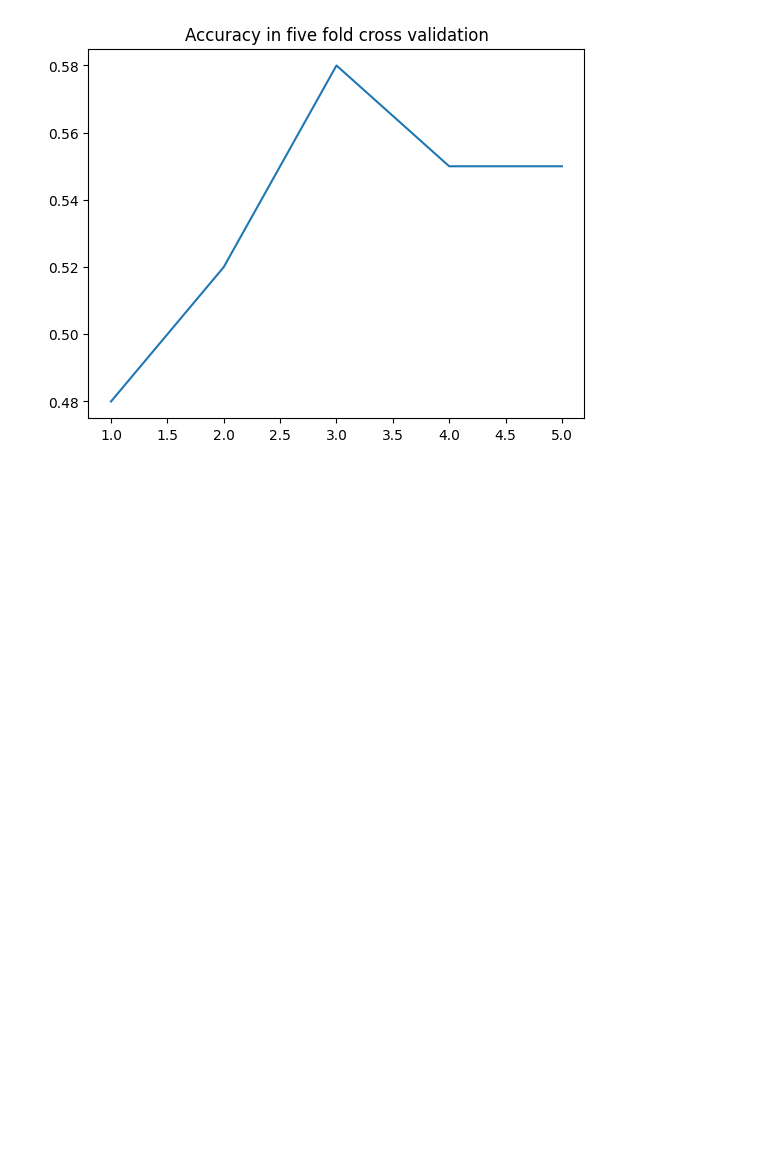
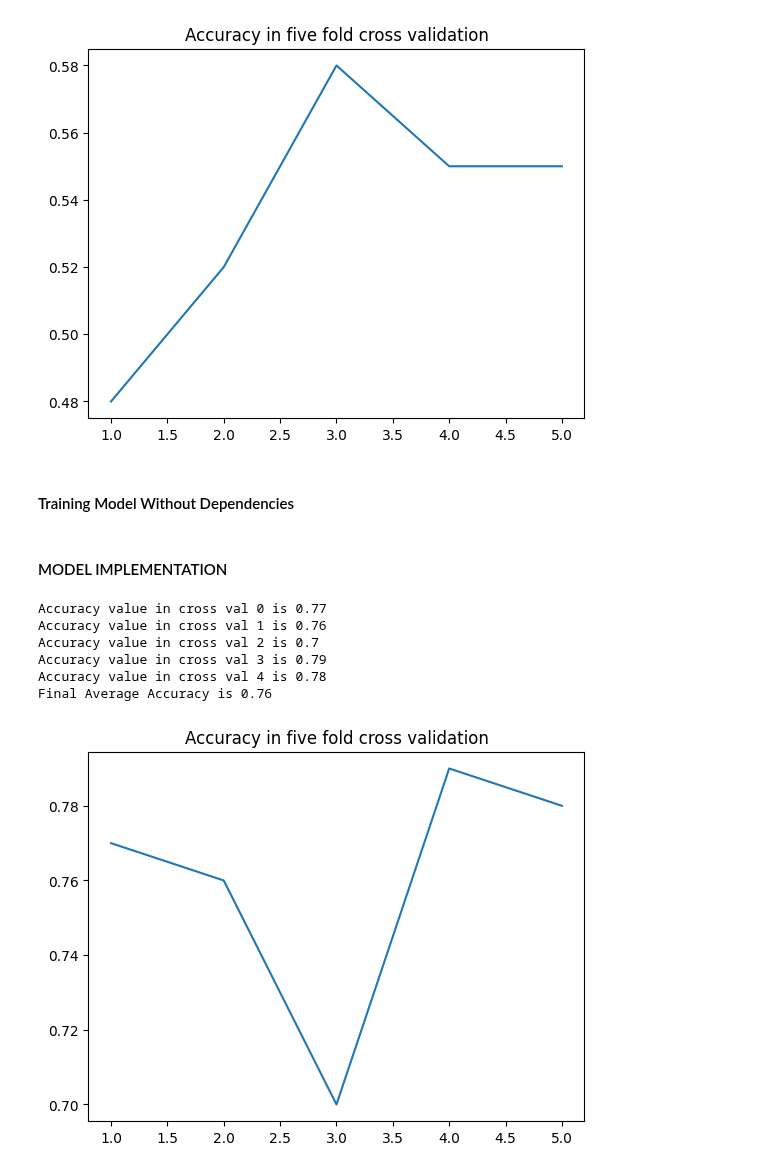
Before and after one commit to arjun8009/Python-Exeter, a Jupyter notebook: Learning Form Data ECMM445-CA1.ipynb, the cells around one changed output. Drawn from its saved outputs; the diff is of its cells as text; code cells hidden in the pictures; blank space fills up the shorter version.

```diff
--- a/Learning Form Data ECMM445-CA1.ipynb
+++ b/Learning Form Data ECMM445-CA1.ipynb
@@ -1103,3 +1103,43 @@ Accuracy value in cross val 3 is 0.55
 Accuracy value in cross val 4 is 0.55
 Final Average Accuracy is 0.5359999999999999
 [figure]
+# %% [markdown]
+#### Training Model Without Dependencies
+# %%
+X = data_merged[['Employees','Hqzip','Revchange','Industry encoded']]
+Y  = data_merged['Risk Of Investment']
+kfold = KFold(n_splits=5,shuffle=True,random_state=119)
+splits = kfold.split(X,Y)
+# %%
+train_indexes_per_split = []
+test_indexes_per_split = []
+for n,(train_index,test_index) in enumerate(splits):
+    train_indexes_per_split.append(train_index)
+    test_indexes_per_split.append(test_index)
+# %% [markdown]
+#### MODEL IMPLEMENTATION
+# %%
+Accuracy = []
+from sklearn.metrics import r2_score
+from sklearn.metrics import accuracy_score
+from sklearn.metrics import mean_absolute_error
+model_rfc = RandomForestClassifier(n_estimators = 500,random_state = 96)
+for i in range(5):
+    model_rfc.fit(xtrains[train_indexes_per_split[i]],ytrains[train_indexes_per_split[i]])
+    print('Accuracy value in cross val {0} is {1}'.format(i,accuracy_score(ytrains[test_indexes_per_split[i]],
+    model_rfc.predict(xtrains[test_indexes_per_split[i]]))))
+    Accuracy.append(accuracy_score(ytrains[test_indexes_per_split[i]],
+    model_rfc.predict(xtrains[test_indexes_per_split[i]])))
+print('Final Average Accuracy is {0}'.format(sum(Accuracy)/5))
+plt.figure()
+plt.title('Accuracy in five fold cross validation')
+plt.plot([1,2,3,4,5],Accuracy)
+plt.show()
+# %% [output]
+Accuracy value in cross val 0 is 0.77
+Accuracy value in cross val 1 is 0.76
+Accuracy value in cross val 2 is 0.7
+Accuracy value in cross val 3 is 0.79
+Accuracy value in cross val 4 is 0.78
+Final Average Accuracy is 0.76
+[figure, added]
```
Also changed, not shown: parts of 5 cells of this notebook.
